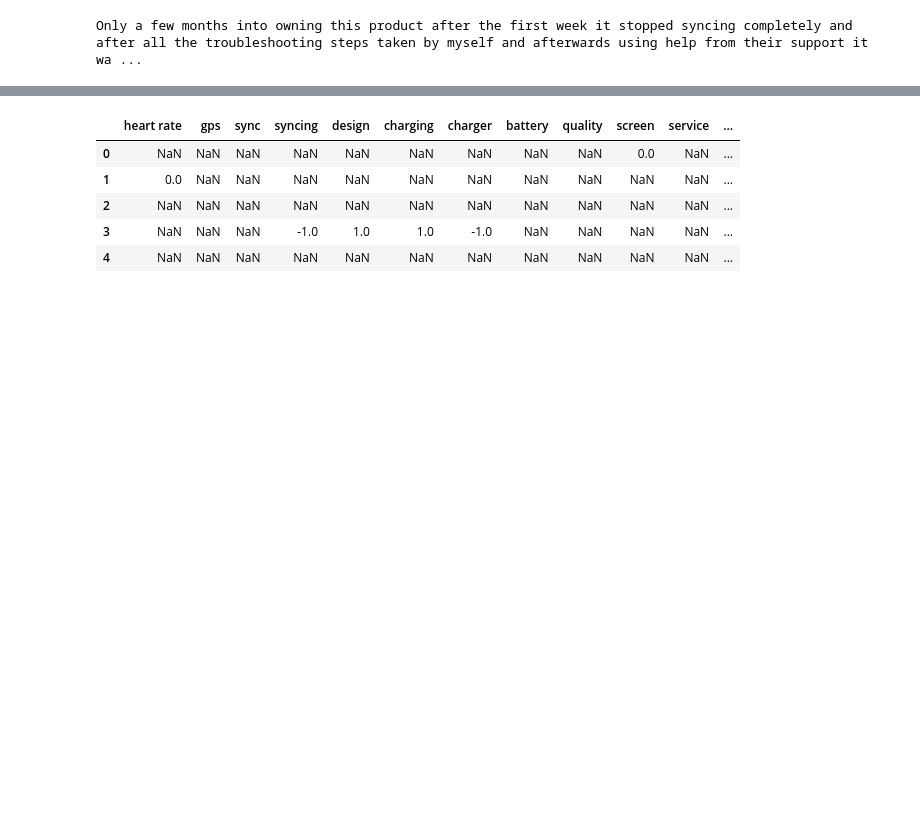
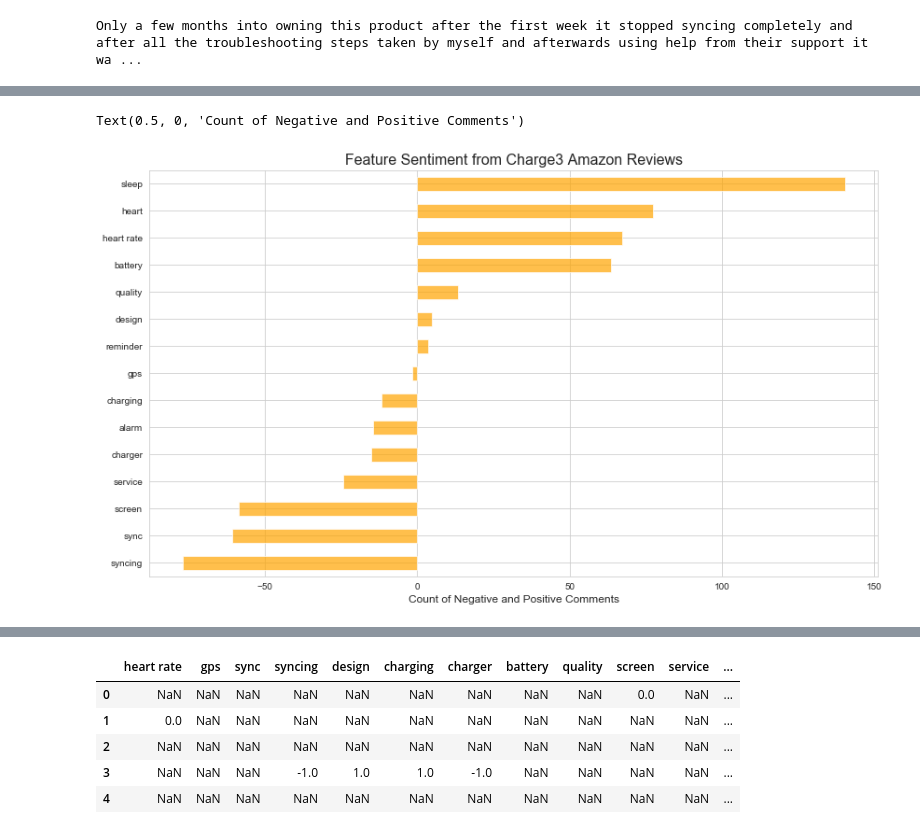
Before and after one commit to deeplearnersatgmrit/Amazon-Reviews, a Jupyter notebook: Charge_3_ABSA.ipynb, the cells around one changed output, grey strips where cells are left out. Drawn from its saved outputs; the diff is of its cells as text; code cells hidden in the pictures; blank space fills up the shorter version.

Commit message:
Averaged aspect sentiment analysis

```diff
--- a/Charge_3_ABSA.ipynb
+++ b/Charge_3_ABSA.ipynb
@@ -233,0 +270,9 @@ compound: 0.6908, neg: 0.0, neu: 0.814, pos: 0.186,
+# %%
+df['sentiment'] = df.review.apply(lambda x: review_sent(x))
+# %%
+df_concat = pd.concat([df, phrase_df], axis=1)
+# %%
+for i in phrase_df.columns:
+    df_concat[i] = df_concat.apply(lambda x: x.sentiment.get(i), axis=1)
+# %%
+new_df = df_concat.iloc[:, 12:]
@@ -233,0 +304,8 @@ compound: 0.6908, neg: 0.0, neu: 0.814, pos: 0.186,
+# %%
+fig, ax = plt.subplots(figsize = (14,8))
+new_df.sum().sort_values().plot(kind='barh', color='orange', alpha=0.7)
+plt.title('Feature Sentiment from Charge3 Amazon Reviews', fontsize=16)
+plt.xlabel('Count of Negative and Positive Comments', fontsize=12)
+# %% [output]
+Text(0.5, 0, 'Count of Negative and Positive Comments')
+[figure, added]
```
Also changed, not shown: parts of 35 cells of this notebook.
